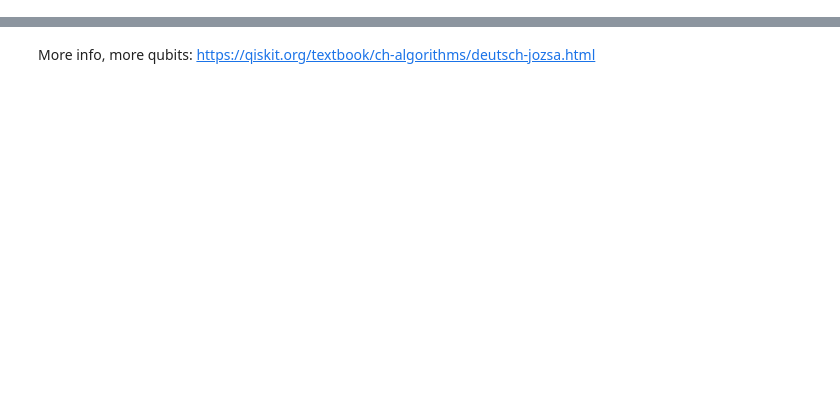
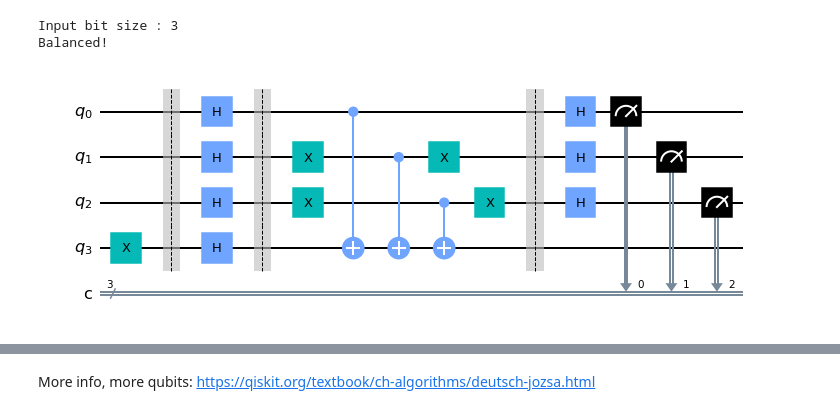
Before and after one commit to TheGupta2012/NSUT-Qiskit-Fall-Fest, a Jupyter notebook: Notebooks/3-Deutsch-Jozsa/3. Deutsch-Jozsa.ipynb, the cells around one changed output, grey strips where cells are left out. Cells and saved outputs as stored; diff of their text form; code cells hidden in the pictures; blank space fills up the shorter version.

```diff
--- a/Notebooks/3-Deutsch-Jozsa/3. Deutsch-Jozsa.ipynb
+++ b/Notebooks/3-Deutsch-Jozsa/3. Deutsch-Jozsa.ipynb
@@ -46,0 +182,3 @@ Example of things that a quantum computer can do "faster":
+# %%
+oracle = get_balanced_oracle(3)
+test_balanced_oracle(3, oracle)
@@ -47 +194,8 @@ Example of things that a quantum computer can do "faster":
+# %%
+def oracle_builder(n):
+    oracle_type = np.random.randint(0,2)
+    if oracle_type == 0:
+        return "constant", get_constant_oracle(n)
+    else:
+        return "balanced", get_balanced_oracle(n)
 # %% [markdown]
@@ -48,0 +204,25 @@ Example of things that a quantum computer can do "faster":
+# %%
+def build_dj_circuit(N, oracle):
+    circuit = QuantumCircuit(N + 1, N )
+
+    build_init_state(N ,circuit)
+
+    circuit.barrier()
+    circuit.compose(oracle, inplace = True)
+    circuit.barrier()
+    circuit.h(range(N))
+
+    circuit.measure(range(N), range(N))
+
+    return circuit
+# %%
+N = 3
+type_oracle, dj_oracle = oracle_builder(N)
+dj_circuit = build_dj_circuit(N, dj_oracle)
+# %% [output]
+Input bit size : 3
+Balanced!
+# %%
+dj_circuit.draw('mpl')
+# %% [output]
+[figure, added]
```
Also changed, not shown: parts of 43 cells of this notebook, 24 other files.
